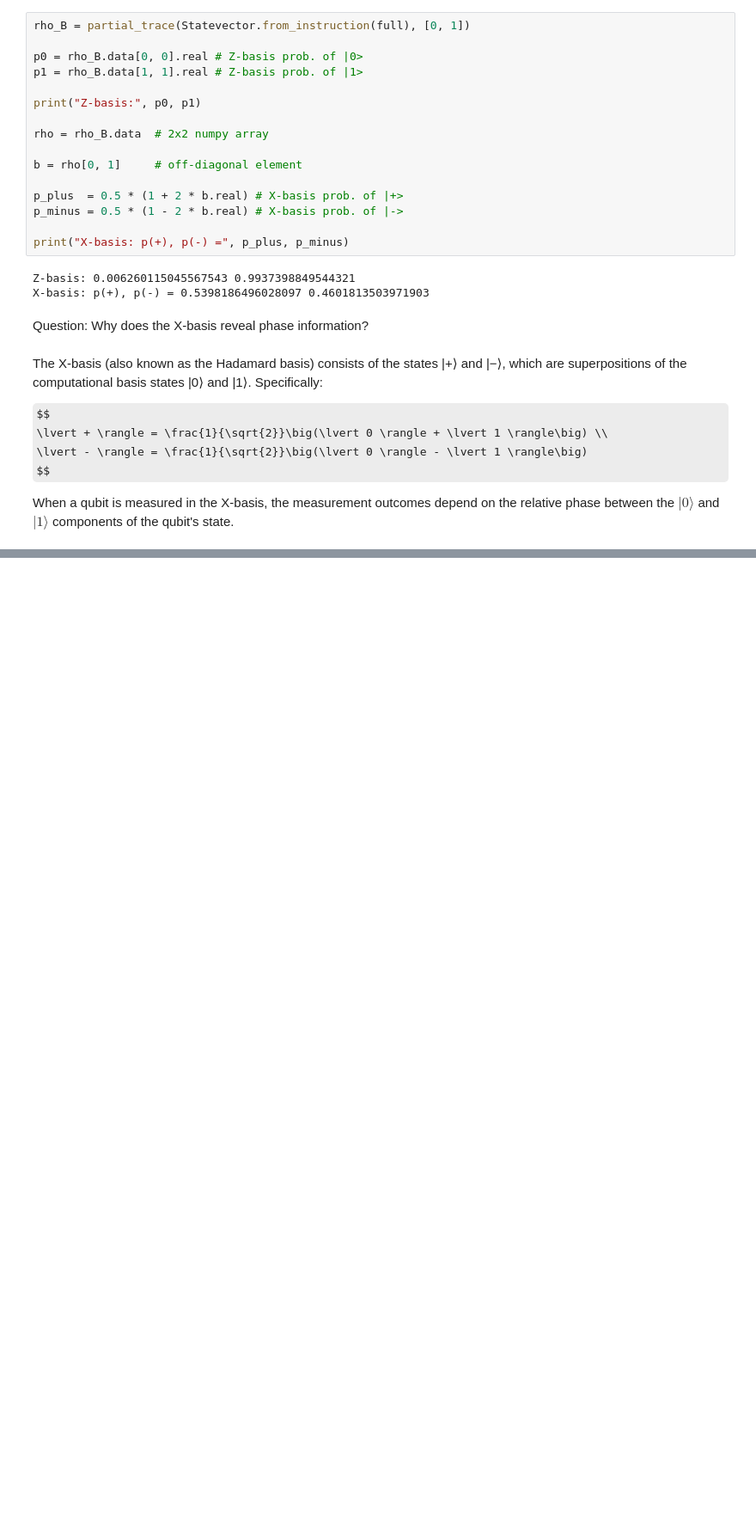
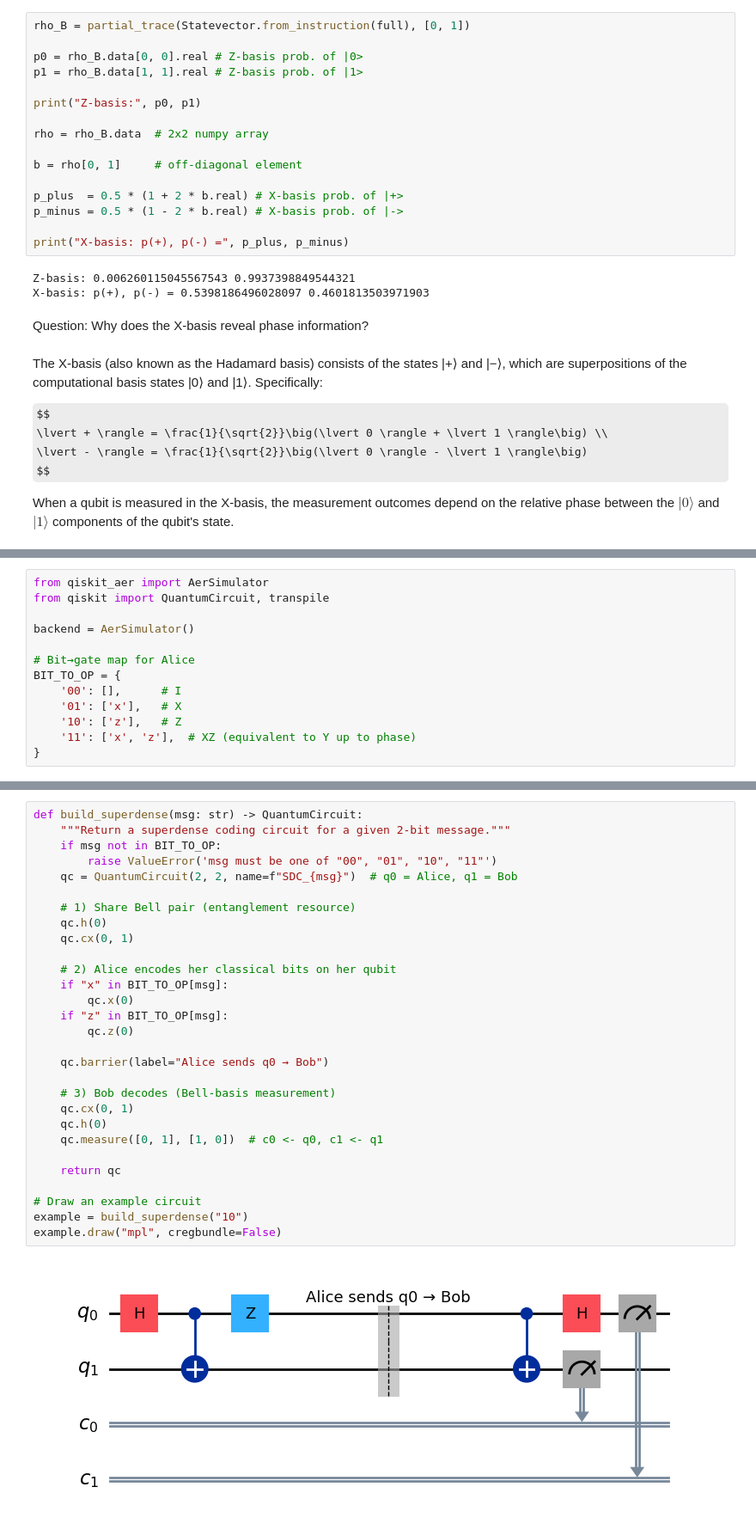
Before and after one commit to bennyp85/ATIS-Workshops, a Jupyter notebook: Day 2/Day-2_Benjamin_Pritchard.ipynb, the cells around one changed output, grey strips where cells are left out. Shown at 86% size. Saved outputs shown, nothing was run; the diff lists cells and outputs as text; some formulas as TeX source; blank space fills up the shorter version.

Commit message:
Part B — Superdense Coding (decoding verified)

```diff
--- a/Day 2/Day-2_Benjamin_Pritchard.ipynb
+++ b/Day 2/Day-2_Benjamin_Pritchard.ipynb
@@ -207,0 +213,13 @@ When a qubit is measured in the X-basis, the measurement outcomes depend on the
+# %%
+from qiskit_aer import AerSimulator
+from qiskit import QuantumCircuit, transpile
+
+backend = AerSimulator()
+
+# Bit→gate map for Alice
+BIT_TO_OP = {
+    '00': [],      # I
+    '01': ['x'],   # X
+    '10': ['z'],   # Z
+    '11': ['x', 'z'],  # XZ (equivalent to Y up to phase)
+}
@@ -207,0 +232,31 @@ When a qubit is measured in the X-basis, the measurement outcomes depend on the
+# %%
+def build_superdense(msg: str) -> QuantumCircuit:
+    """Return a superdense coding circuit for a given 2-bit message."""
+    if msg not in BIT_TO_OP:
+        raise ValueError('msg must be one of "00", "01", "10", "11"')
+    qc = QuantumCircuit(2, 2, name=f"SDC_{msg}")  # q0 = Alice, q1 = Bob
+
+    # 1) Share Bell pair (entanglement resource)
+    qc.h(0)
+    qc.cx(0, 1)
+
+    # 2) Alice encodes her classical bits on her qubit
+    if "x" in BIT_TO_OP[msg]:
+        qc.x(0)
+    if "z" in BIT_TO_OP[msg]:
+        qc.z(0)
+
+    qc.barrier(label="Alice sends q0 → Bob")
+
+    # 3) Bob decodes (Bell-basis measurement)
+    qc.cx(0, 1)
+    qc.h(0)
+    qc.measure([0, 1], [1, 0])  # c0 <- q0, c1 <- q1
+
+    return qc
+
+# Draw an example circuit
+example = build_superdense("10")
+example.draw("mpl", cregbundle=False)
+# %% [output]
+[figure, added]
```
Also changed, not shown: parts of 6 cells of this notebook, 1 other file.
